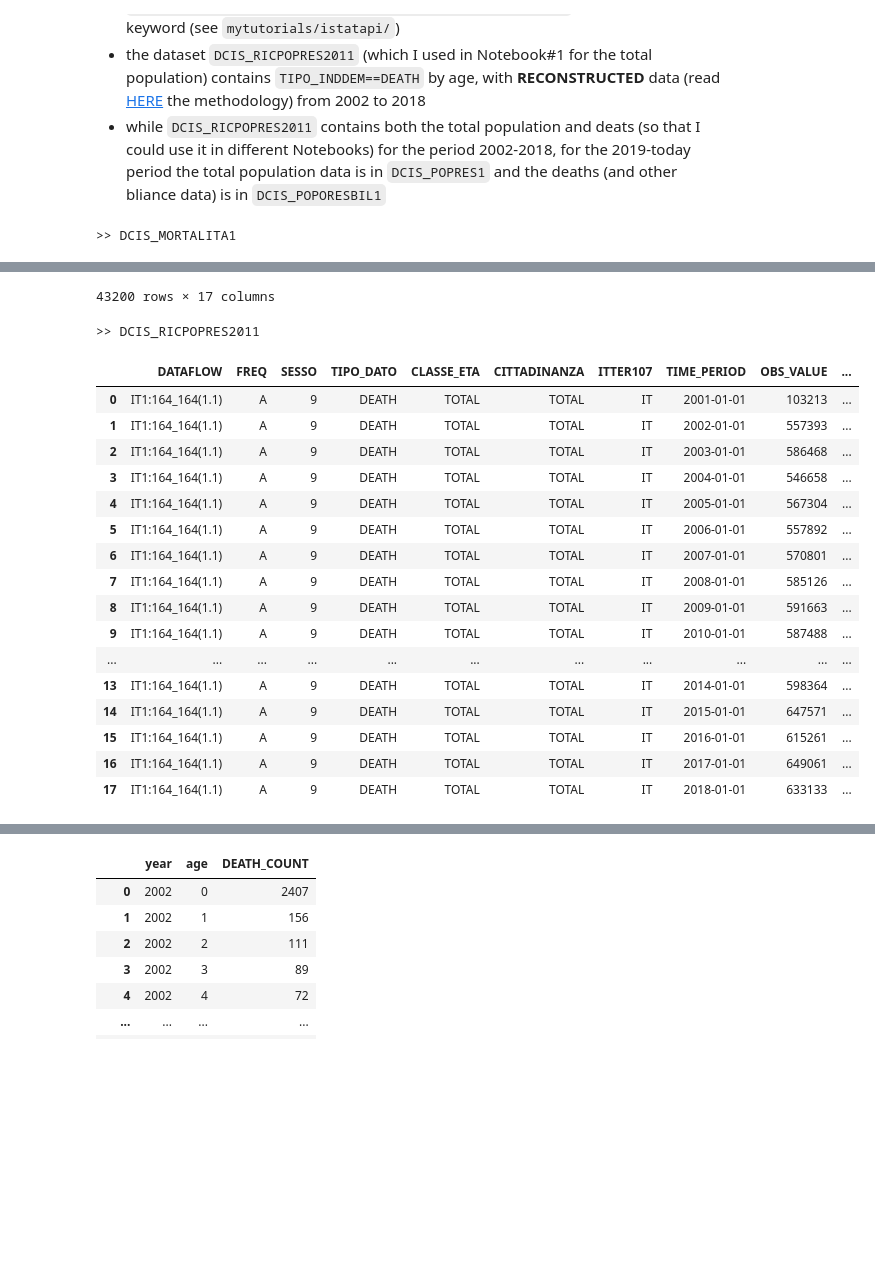
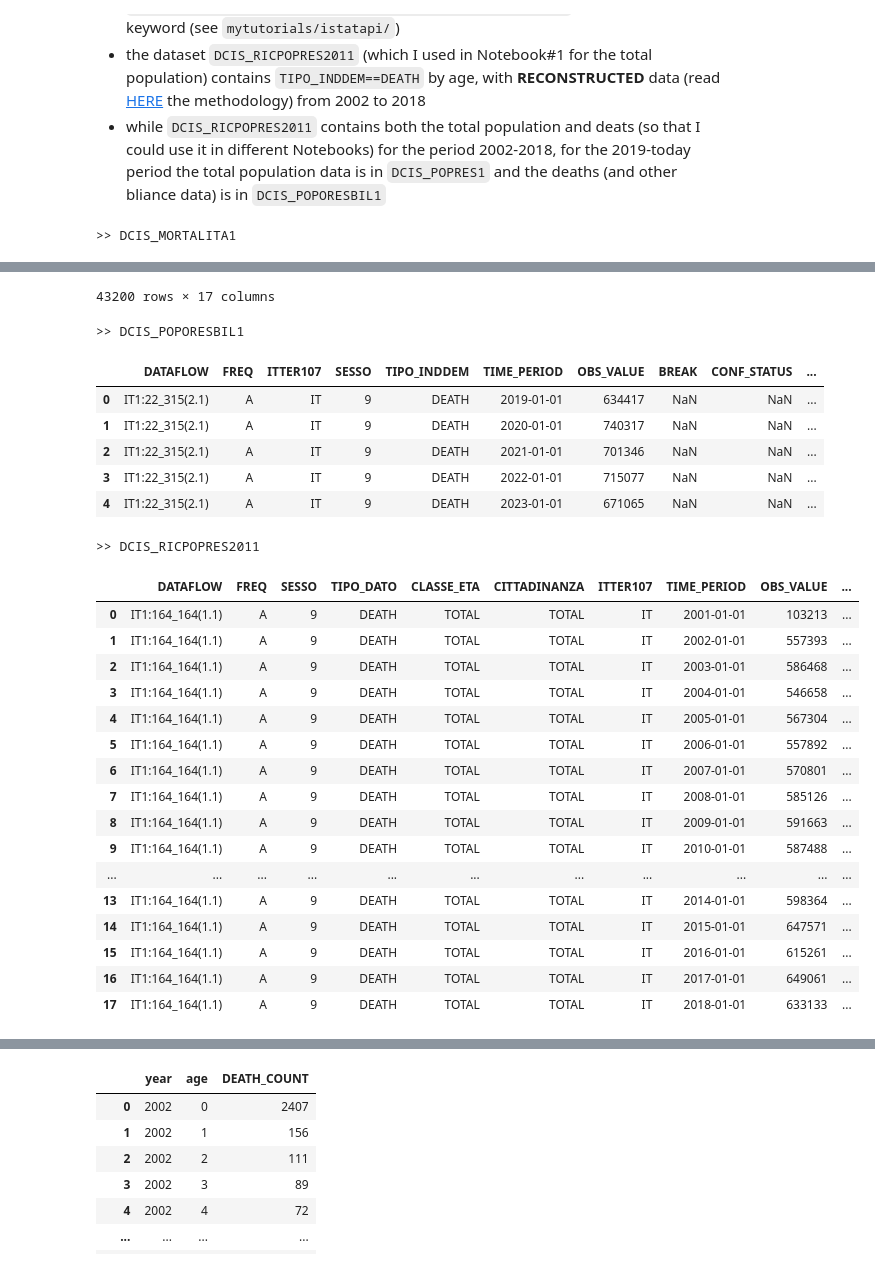
Before and after one commit to danieleongari/demographic_model_page, a Jupyter notebook: notebooks/5_mortality_and_pgr.ipynb, the cells around one changed output, grey strips where cells are left out. Cells and saved outputs as stored; diff of their text form; code cells hidden in the pictures; blank space fills up the shorter version.

Commit message:
come back on getting data about deaths

```diff
--- a/notebooks/5_mortality_and_pgr.ipynb
+++ b/notebooks/5_mortality_and_pgr.ipynb
@@ -41,11 +41,11 @@ df0 = retrieval.get_data(ds) # Takes about 30s
 print(">> DCIS_MORTALITA1")
 display(df0)
 
-# ds = discovery.DataSet(dataflow_identifier="DCIS_POPORESBIL1")
-# ds.set_filters(itter107 ="IT", freq="A", sesso="9", tipo_inddem="DEATH")
-# df1 = retrieval.get_data(ds) # Takes about 30s
-# print(">> DCIS_POPORESBIL1")
-# display(df1)
+ds = discovery.DataSet(dataflow_identifier="DCIS_POPORESBIL1")
+ds.set_filters(itter107 ="IT", freq="A", sesso="9", tipo_inddem="DEATH")
+df1 = retrieval.get_data(ds) # Takes about 30s
+print(">> DCIS_POPORESBIL1")
+display(df1)
 
 ds = discovery.DataSet(dataflow_identifier="DCIS_RICPOPRES2011")
 ds.set_filters(itter107 ="IT", freq="A", sesso="9", tipo_dato="DEATH", classe_eta="TOTAL", cittadinanza="TOTAL")
@@ -69,22 +69,29 @@ display(df2)
 43200 rows × 17 columns
->> DCIS_RICPOPRES2011
+>> DCIS_POPORESBIL1
-|  | DATAFLOW | FREQ | SESSO | TIPO_DATO | CLASSE_ETA | CITTADINANZA | ITTER107 | TIME_PERIOD | OBS_VALUE | ... |
-| 0 | IT1:164_164(1.1) | A | 9 | DEATH | TOTAL | TOTAL | IT | 2001-01-01 | 103213 | ... |
-| 1 | IT1:164_164(1.1) | A | 9 | DEATH | TOTAL | TOTAL | IT | 2002-01-01 | 557393 | ... |
-| 2 | IT1:164_164(1.1) | A | 9 | DEATH | TOTAL | TOTAL | IT | 2003-01-01 | 586468 | ... |
-| 3 | IT1:164_164(1.1) | A | 9 | DEATH | TOTAL | TOTAL | IT | 2004-01-01 | 546658 | ... |
-| 4 | IT1:164_164(1.1) | A | 9 | DEATH | TOTAL | TOTAL | IT | 2005-01-01 | 567304 | ... |
-| 5 | IT1:164_164(1.1) | A | 9 | DEATH | TOTAL | TOTAL | IT | 2006-01-01 | 557892 | ... |
-| 6 | IT1:164_164(1.1) | A | 9 | DEATH | TOTAL | TOTAL | IT | 2007-01-01 | 570801 | ... |
-| 7 | IT1:164_164(1.1) | A | 9 | DEATH | TOTAL | TOTAL | IT | 2008-01-01 | 585126 | ... |
-| 8 | IT1:164_164(1.1) | A | 9 | DEATH | TOTAL | TOTAL | IT | 2009-01-01 | 591663 | ... |
-| 9 | IT1:164_164(1.1) | A | 9 | DEATH | TOTAL | TOTAL | IT | 2010-01-01 | 587488 | ... |
-| ... | ... | ... | ... | ... | ... | ... | ... | ... | ... | ... |
-| 13 | IT1:164_164(1.1) | A | 9 | DEATH | TOTAL | TOTAL | IT | 2014-01-01 | 598364 | ... |
-| 14 | IT1:164_164(1.1) | A | 9 | DEATH | TOTAL | TOTAL | IT | 2015-01-01 | 647571 | ... |
-| 15 | IT1:164_164(1.1) | A | 9 | DEATH | TOTAL | TOTAL | IT | 2016-01-01 | 615261 | ... |
-| 16 | IT1:164_164(1.1) | A | 9 | DEATH | TOTAL | TOTAL | IT | 2017-01-01 | 649061 | ... |
-| 17 | IT1:164_164(1.1) | A | 9 | DEATH | TOTAL | TOTAL | IT | 2018-01-01 | 633133 | ... |
+|  | DATAFLOW | FREQ | ITTER107 | SESSO | TIPO_INDDEM | TIME_PERIOD | OBS_VALUE | BREAK | CONF_STATUS | ... |
+| 0 | IT1:22_315(2.1) | A | IT | 9 | DEATH | 2019-01-01 | 634417 | NaN | NaN | ... |
+| 1 | IT1:22_315(2.1) | A | IT | 9 | DEATH | 2020-01-01 | 740317 | NaN | NaN | ... |
+| 2 | IT1:22_315(2.1) | A | IT | 9 | DEATH | 2021-01-01 | 701346 | NaN | NaN | ... |
+| 3 | IT1:22_315(2.1) | A | IT | 9 | DEATH | 2022-01-01 | 715077 | NaN | NaN | ... |
+| 4 | IT1:22_315(2.1) | A | IT | 9 | DEATH | 2023-01-01 | 671065 | NaN | NaN | ... |
+>> DCIS_RICPOPRES2011
+|  | DATAFLOW | FREQ | SESSO | TIPO_DATO | CLASSE_ETA | CITTADINANZA | ITTER107 | TIME_PERIOD | OBS_VALUE | ... |
+| 0 | IT1:164_164(1.1) | A | 9 | DEATH | TOTAL | TOTAL | IT | 2001-01-01 | 103213 | ... |
+| 1 | IT1:164_164(1.1) | A | 9 | DEATH | TOTAL | TOTAL | IT | 2002-01-01 | 557393 | ... |
+| 2 | IT1:164_164(1.1) | A | 9 | DEATH | TOTAL | TOTAL | IT | 2003-01-01 | 586468 | ... |
+| 3 | IT1:164_164(1.1) | A | 9 | DEATH | TOTAL | TOTAL | IT | 2004-01-01 | 546658 | ... |
+| 4 | IT1:164_164(1.1) | A | 9 | DEATH | TOTAL | TOTAL | IT | 2005-01-01 | 567304 | ... |
+| 5 | IT1:164_164(1.1) | A | 9 | DEATH | TOTAL | TOTAL | IT | 2006-01-01 | 557892 | ... |
+| 6 | IT1:164_164(1.1) | A | 9 | DEATH | TOTAL | TOTAL | IT | 2007-01-01 | 570801 | ... |
+| 7 | IT1:164_164(1.1) | A | 9 | DEATH | TOTAL | TOTAL | IT | 2008-01-01 | 585126 | ... |
+| 8 | IT1:164_164(1.1) | A | 9 | DEATH | TOTAL | TOTAL | IT | 2009-01-01 | 591663 | ... |
+| 9 | IT1:164_164(1.1) | A | 9 | DEATH | TOTAL | TOTAL | IT | 2010-01-01 | 587488 | ... |
+| ... | ... | ... | ... | ... | ... | ... | ... | ... | ... | ... |
+| 13 | IT1:164_164(1.1) | A | 9 | DEATH | TOTAL | TOTAL | IT | 2014-01-01 | 598364 | ... |
+| 14 | IT1:164_164(1.1) | A | 9 | DEATH | TOTAL | TOTAL | IT | 2015-01-01 | 647571 | ... |
+| 15 | IT1:164_164(1.1) | A | 9 | DEATH | TOTAL | TOTAL | IT | 2016-01-01 | 615261 | ... |
+| 16 | IT1:164_164(1.1) | A | 9 | DEATH | TOTAL | TOTAL | IT | 2017-01-01 | 649061 | ... |
+| 17 | IT1:164_164(1.1) | A | 9 | DEATH | TOTAL | TOTAL | IT | 2018-01-01 | 633133 | ... |
 # %%
 df_tot_deaths = (
     pd.concat([df1, df2])
```
Also changed, not shown: parts of 2 cells of this notebook, 6 other files.
